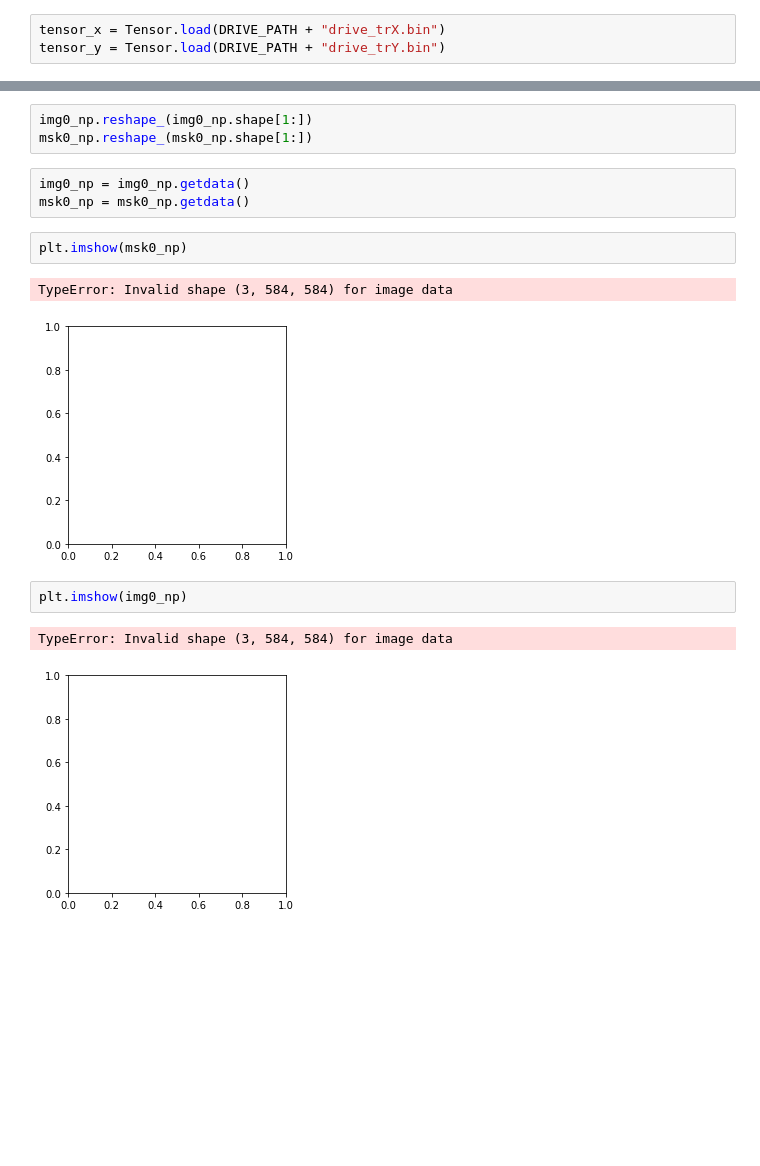
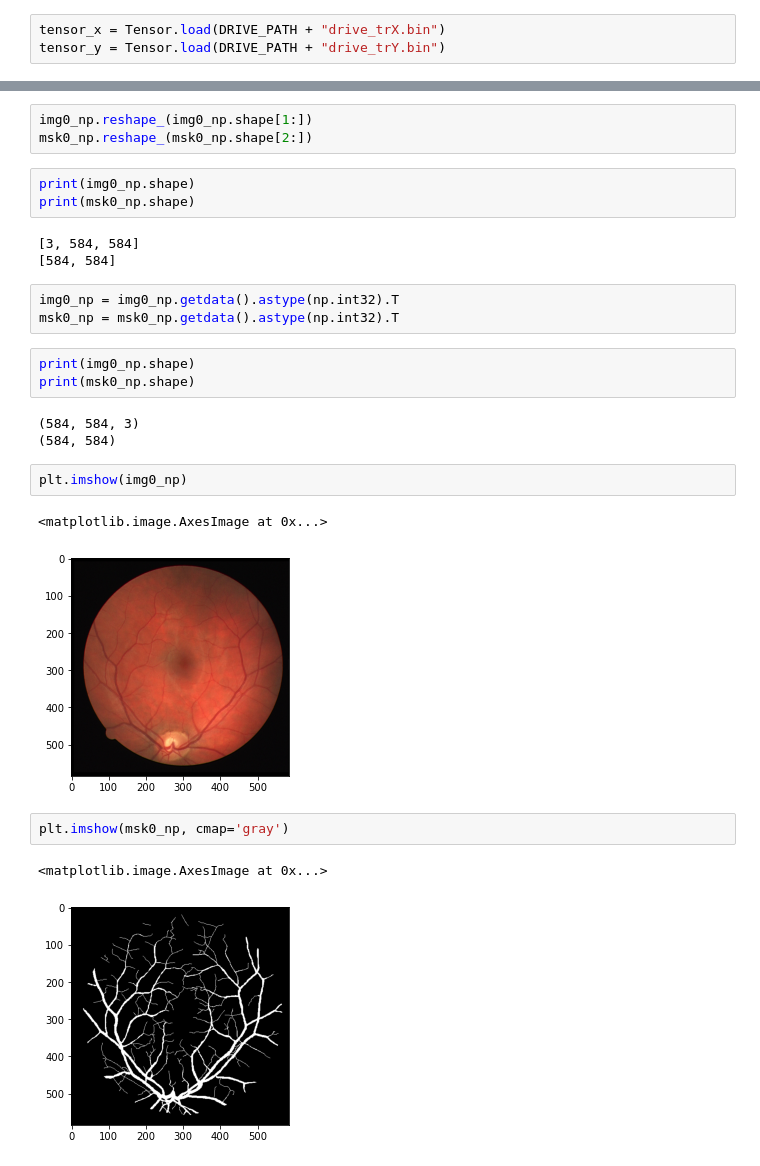
Before and after one commit to frblazquez/CNN_for_Multiple_Sclerosis, a Jupyter notebook: unet/drive/drive_model.ipynb, the cells around one changed output, grey strips where cells are left out. Saved outputs shown, nothing was run; the diff lists cells and outputs as text; blank space fills up the shorter version.

```diff
--- a/unet/drive/drive_model.ipynb
+++ b/unet/drive/drive_model.ipynb
@@ -15,16 +21,28 @@ msk0_np = tensor_x.select(["0"])
 # %%
 img0_np.reshape_(img0_np.shape[1:])
-msk0_np.reshape_(msk0_np.shape[1:])
+msk0_np.reshape_(msk0_np.shape[2:])
-# %%
-img0_np = img0_np.getdata()
-msk0_np = msk0_np.getdata()
+# %%
+print(img0_np.shape)
+print(msk0_np.shape)
+# %% [output]
+[3, 584, 584]
+[584, 584]
+# %%
+img0_np = img0_np.getdata().astype(np.int32).T
+msk0_np = msk0_np.getdata().astype(np.int32).T
+# %%
+print(img0_np.shape)
+print(msk0_np.shape)
+# %% [output]
+(584, 584, 3)
+(584, 584)
 # %%
-plt.imshow(msk0_np)
+plt.imshow(img0_np)
 # %% [output]
-TypeError: Invalid shape (3, 584, 584) for image data
+<matplotlib.image.AxesImage at 0x...>
-[figure, old version]
+[figure, new version]
 # %%
-plt.imshow(img0_np)
+plt.imshow(msk0_np, cmap='gray')
 # %% [output]
-TypeError: Invalid shape (3, 584, 584) for image data
+<matplotlib.image.AxesImage at 0x...>
-[figure, old version]
+[figure, new version]
```
Also changed, not shown: parts of 2 cells of this notebook, 2 other files.
